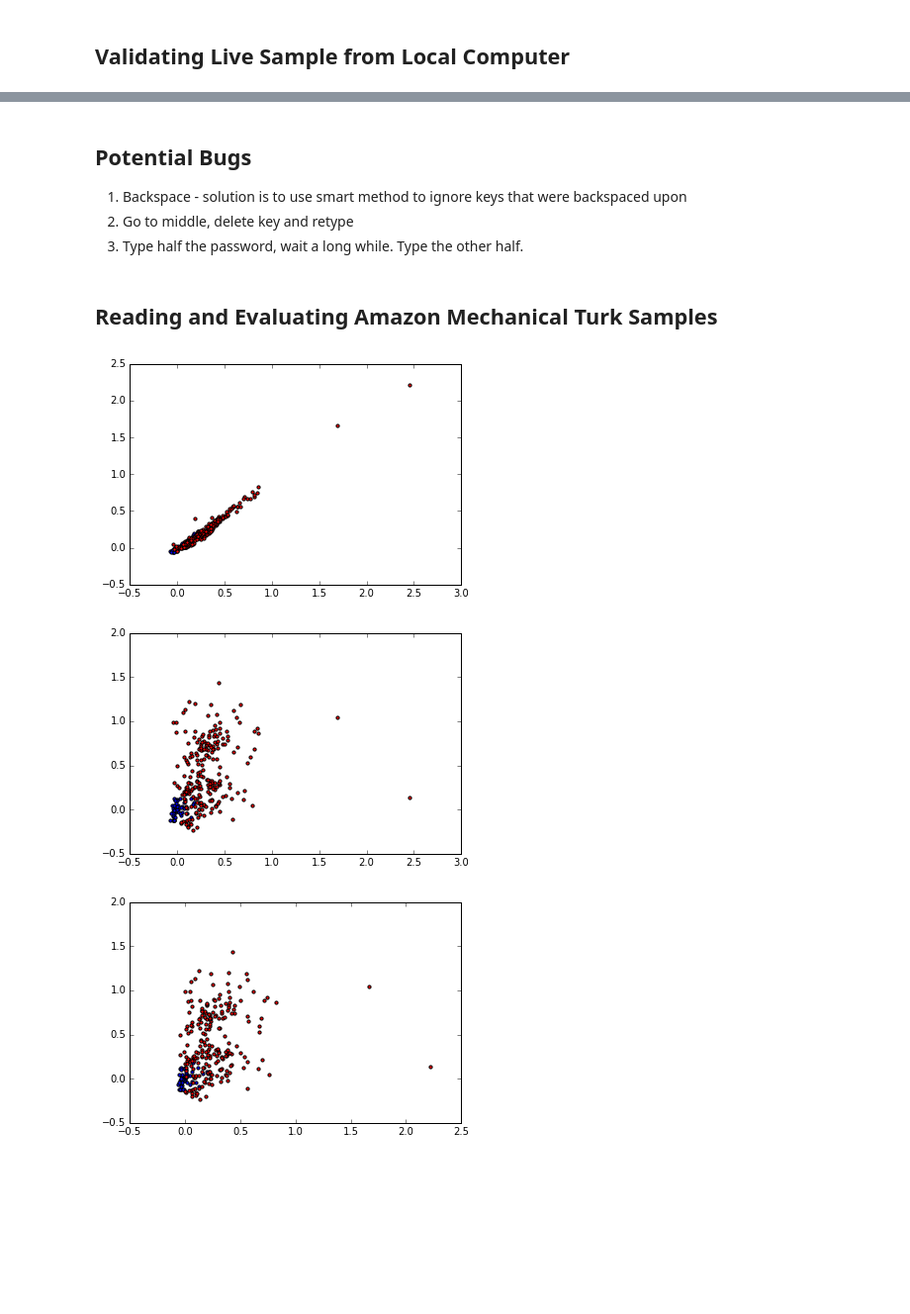
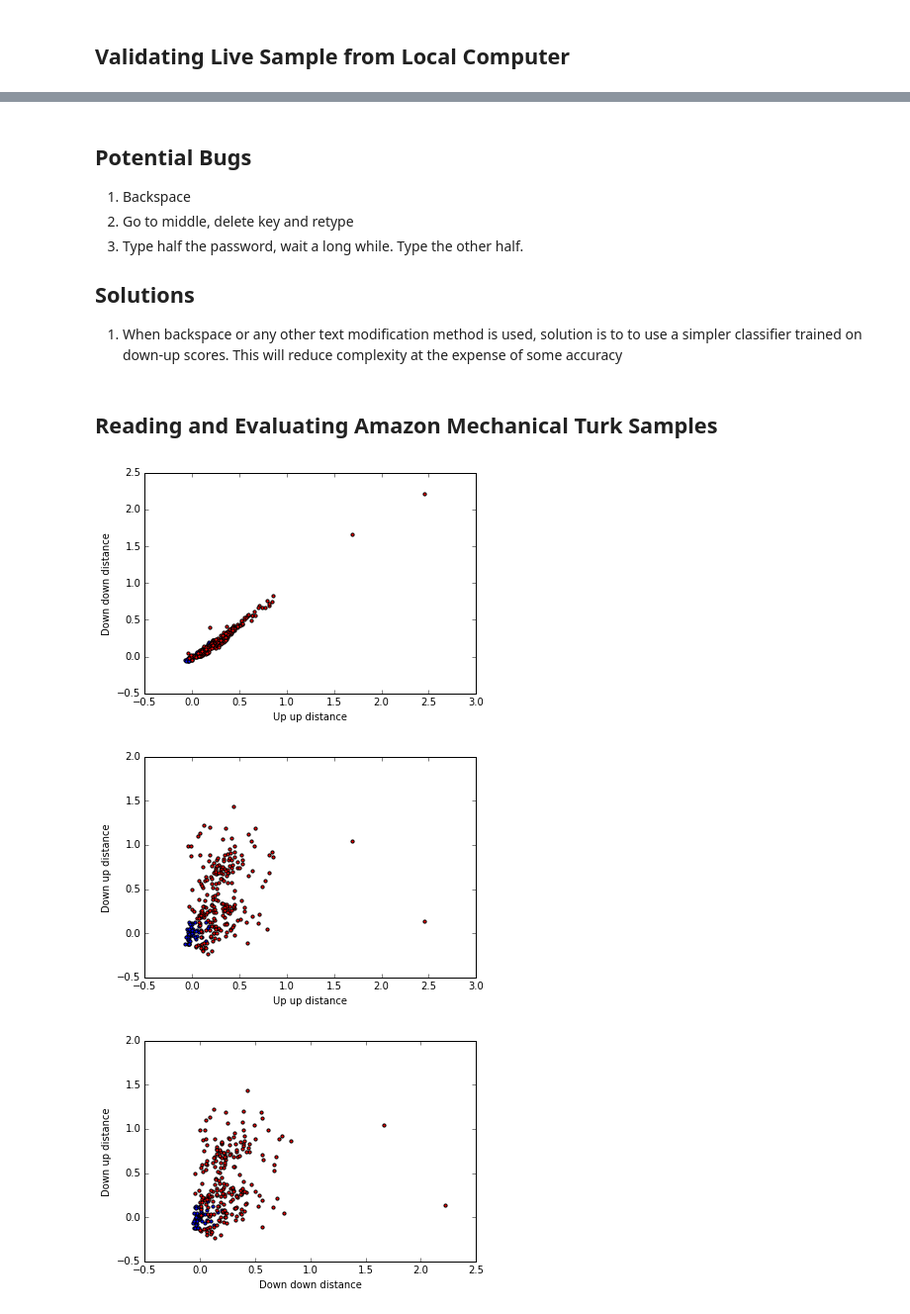
Before and after one commit to devasia1000/static_auth, a Jupyter notebook: static_auth_analysis.ipynb, the cells around one changed output, grey strips where cells are left out. Shown at 99% size. Drawn from its saved outputs; the diff is of its cells as text; code cells hidden in the pictures; blank space fills up the shorter version.

```diff
--- a/static_auth_analysis.ipynb
+++ b/static_auth_analysis.ipynb
@@ -313,8 +328,11 @@ False
 # %% [markdown]
 ## Potential Bugs
-1. Backspace - solution is to use smart method to ignore keys that were backspaced upon
+1. Backspace
 2. Go to middle, delete key and retype
 3. Type half the password, wait a long while. Type the other half.
+
+## Solutions
+1. When backspace or any other text modification method is used, solution is to to use a simpler classifier trained on down-up scores. This will reduce complexity at the expense of some accuracy
 # %% [markdown]
 ## Reading and Evaluating Amazon Mechanical Turk Samples
 # %%
@@ -347,22 +365,28 @@ for idx, row in data.iterrows():
 # %%
 fig = plt.figure()
 ax1 = fig.add_subplot(111)
 ax1.scatter(up_up_valid_scores, down_down_valid_scores, s=10, c='b', marker="o", label='valid')
 ax1.scatter(up_up_intruder_scores, down_down_intruder_scores, s=10, c='r', marker="o", label='intruder')
+plt.xlabel('Up up distance')
+plt.ylabel('Down down distance')
 plt.show()
 
 fig = plt.figure()
 ax2 = fig.add_subplot(111)
 ax2.scatter(up_up_valid_scores, down_up_valid_scores, s=10, c='b', marker="o", label='valid')
 ax2.scatter(up_up_intruder_scores, down_up_intruder_scores, s=10, c='r', marker="o", label='intruder')
+plt.xlabel('Up up distance')
+plt.ylabel('Down up distance')
 plt.show()
 
 fig = plt.figure()
 ax3 = fig.add_subplot(111)
 ax3.scatter(down_down_valid_scores, down_up_valid_scores, s=10, c='b', marker="o", label='valid')
 ax3.scatter(down_down_intruder_scores, down_up_intruder_scores, s=10, c='r', marker="o", label='intruder')
+plt.xlabel('Down down distance')
+plt.ylabel('Down up distance')
 plt.show()
 # %% [output]
-[figure, old version]
+[figure, new version]
-[figure, old version]
+[figure, new version]
-[figure, old version]
+[figure, new version]
```
Also changed, not shown: parts of 10 cells of this notebook.
